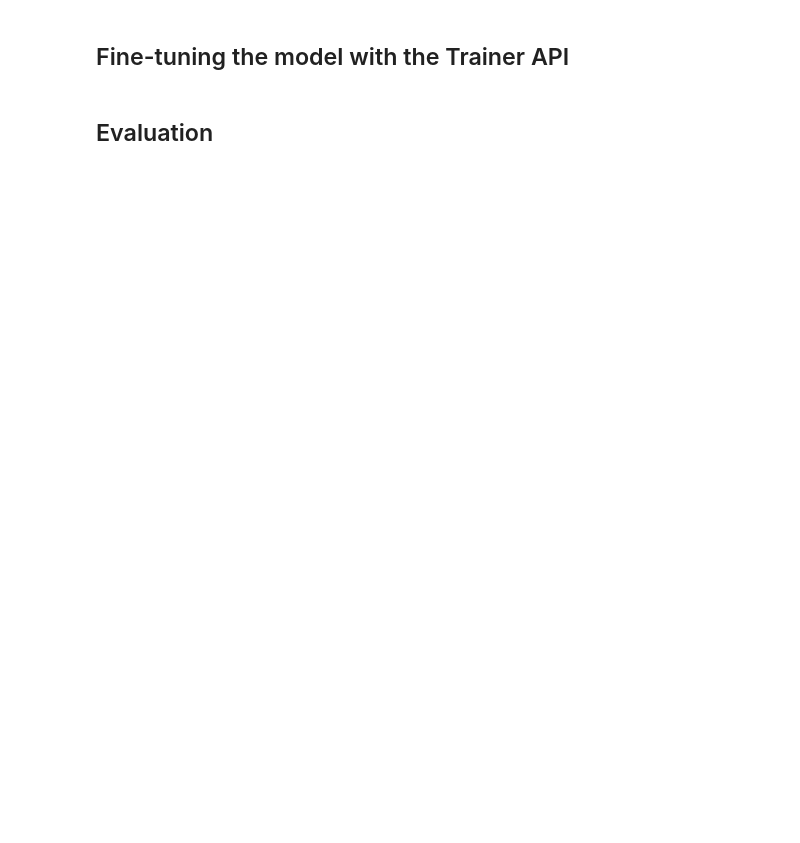
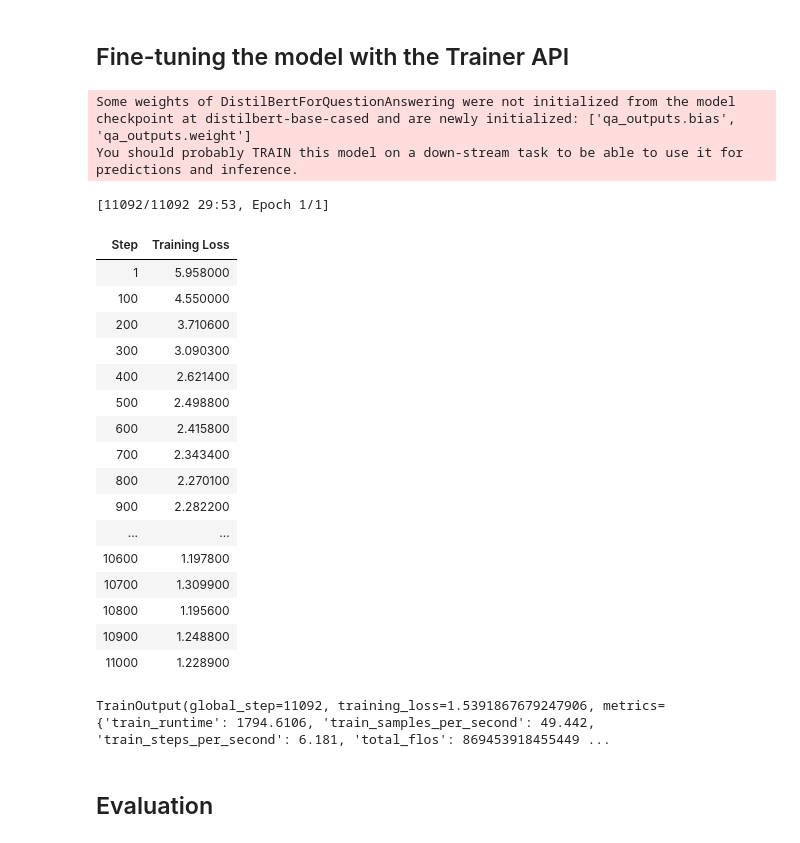
Before and after one commit to apausa/extractiveQA, a Jupyter notebook: notebook.ipynb, the cells around one changed output. Drawn from its saved outputs; the diff is of its cells as text; code cells hidden in the pictures; blank space fills up the shorter version.

Commit message:
Kaggle Notebook | Natural Language Processing | Version 11

```diff
--- a/notebook.ipynb
+++ b/notebook.ipynb
@@ -14,7 +34,7 @@ squad = load_dataset("squad")
 # %%
 from transformers import AutoTokenizer
 
-model_checkpoint = "bert-base-cased"
+model_checkpoint = "distilbert-base-cased"
 tokenizer = AutoTokenizer.from_pretrained(model_checkpoint)
 # %% [markdown]
 ## Preprocessing the Training Dataset
@@ -191,6 +220,9 @@ def compute_metrics(start_logits, end_logits, features, examples):
 from transformers import AutoModelForQuestionAnswering
 
 model = AutoModelForQuestionAnswering.from_pretrained(model_checkpoint).to(device)
+# %% [output]
+Some weights of DistilBertForQuestionAnswering were not initialized from the model checkpoint at distilbert-base-cased and are newly initialized: ['qa_outputs.bias', 'qa_outputs.weight']
+You should probably TRAIN this model on a down-stream task to be able to use it for predictions and inference.
 # %%
 from transformers import TrainingArguments
 
@@ -199,23 +231,46 @@ args = TrainingArguments(
     eval_strategy="no",
     save_strategy="epoch",
     learning_rate=2e-5,
-    num_train_epochs=3,
+    num_train_epochs=1,
     weight_decay=0.01,
     fp16=True,
-    report_to="none"
+    report_to="none",
+    logging_steps=100,
+    logging_first_step=True,
+    disable_tqdm=False,
 )
 # %%
 from transformers import Trainer
 
 trainer = Trainer(
     model=model,
     args=args,
     train_dataset=train_dataset,
     eval_dataset=validation_dataset,
-    tokenizer=tokenizer,
+    processing_class=tokenizer,
 )
 
 trainer.train()
+# %% [output]
+[11092/11092 29:53, Epoch 1/1]
+| Step | Training Loss |
+| 1 | 5.958000 |
+| 100 | 4.550000 |
+| 200 | 3.710600 |
+| 300 | 3.090300 |
+| 400 | 2.621400 |
+| 500 | 2.498800 |
+| 600 | 2.415800 |
+| 700 | 2.343400 |
+| 800 | 2.270100 |
+| 900 | 2.282200 |
+| ... | ... |
+| 10600 | 1.197800 |
+| 10700 | 1.309900 |
+| 10800 | 1.195600 |
+| 10900 | 1.248800 |
+| 11000 | 1.228900 |
+TrainOutput(global_step=11092, training_loss=1.5391867679247906, metrics={'train_runtime': 1794.6106, 'train_samples_per_second': 49.442, 'train_steps_per_second': 6.181, 'total_flos': 869453918455449 ...
 # %% [markdown]
 ## Evaluation
 # %%
```
Also changed, not shown: parts of 7 cells of this notebook.
